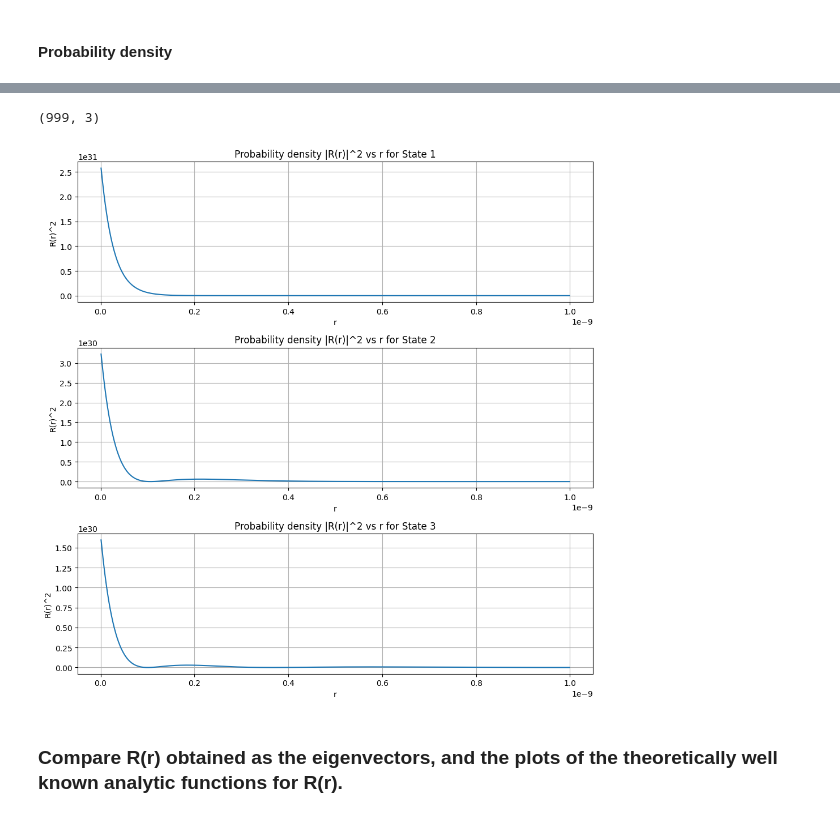
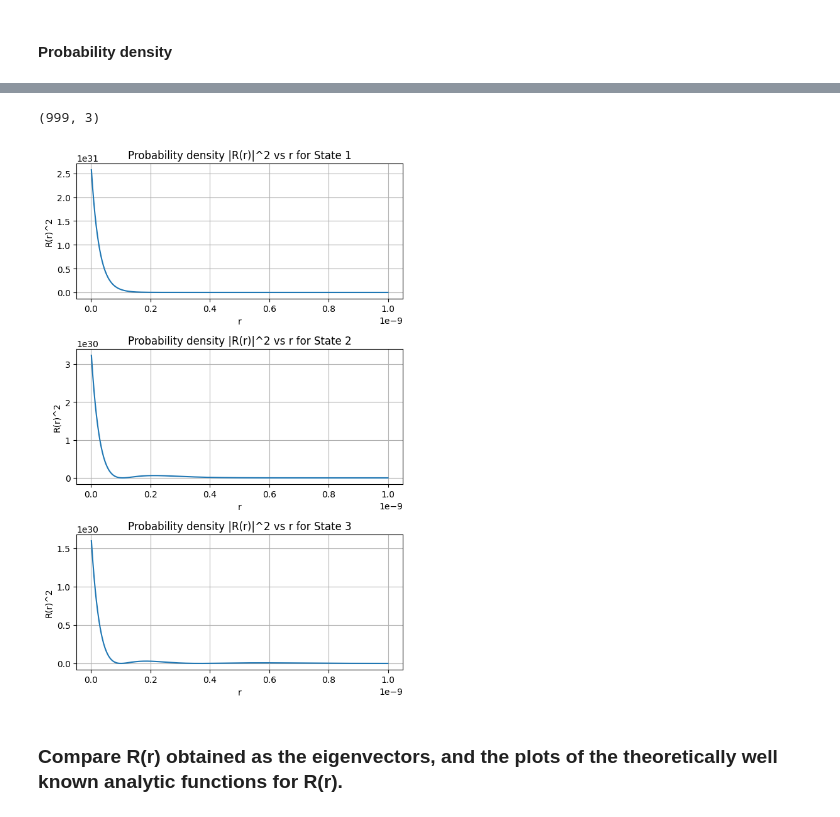
Before and after one commit to Pawani-NA34/quantum-mechanics, a Jupyter notebook: qm_task3_H-atom.ipynb, the cells around one changed output, grey strips where cells are left out. Saved outputs shown, nothing was run; the diff lists cells and outputs as text; code cells hidden in the pictures.

```diff
--- a/qm_task3_H-atom.ipynb
+++ b/qm_task3_H-atom.ipynb
@@ -42,6 +39,8 @@ eig_val, eig_vec = np.linalg.eigh(Hamil)  # Eig_vec will give us u(r) = r*R(r) w
 
 r_new = r[1:-1]  # new r values corresponding to the eigenvectors
 print(eig_val[0:10], "eV")  # print the first 10 eigenvalues in eV
+
+st = 3
 # %% [output]
 [-13.55622583  -3.38856746  -1.28249708   0.78478463   3.75532965
    7.57878747  12.21766942  17.65173127  23.86888864  30.86142395] eV
@@ -66,7 +69,7 @@ plt.show()
 # %%
 # Everything is turning NEGATIVE, so we need to multiply by -1 to get the correct sign
 
-eig_vec = -eig_vec  # eigenvectors corresponding to the first 3 eigenvalues
+# eig_vec = -eig_vec  # eigenvectors corresponding to the first 3 eigenvalues
 '''
 plt.plot(r_new, v[1:-1])
 plt.title("Potential Energy vs r")
@@ -113,9 +106,9 @@ u_r[:,i]  (999,) eig_vec[:,i]  (999,)
 ### Plot u(r) vs r
 Normalised
 # %%
-fig, axes = plt.subplots(bound_st,1, figsize=(8,10))
+fig, axes = plt.subplots(st,1, figsize=(6, 3*st))
 
-for i in range (bound_st):
+for i in range (st):
     axes[i].plot(r_new, u_r[:,i], label=f'State {i+1}')
     axes[i].set_title(f"u(r) vs r for State {i+1}")
     axes[i].set_xlabel('r')
@@ -129,24 +122,14 @@ plt.show()
 # %% [markdown]
 #### Probability density
 # %%
-fig, axes = plt.subplots(
-    bound_st, 1,
-    figsize=(10, 10),
-    squeeze=False
-)
-
-for i in range(bound_st):
-    axes[i, 0].plot(r_new, u_r[:, i]**2,
-                    label=f'State {i+1}')
-
-    axes[i, 0].set_title(
-        f"Probability density |u(r)|² vs r for State {i+1}"
-    )
+fig, axes = plt.subplots(st, 1,figsize=(6, 3*st),squeeze=False)
+for i in range(st):
+    axes[i, 0].plot(r_new, u_r[:, i]**2,label=f'State {i+1}')
+    axes[i, 0].set_title(f"Probability density |u(r)|² vs r for State {i+1}")
     axes[i, 0].set_xlabel('r')
     axes[i, 0].set_ylabel('|u(r)|²')
     axes[i, 0].grid()
     axes[i, 0].legend()
-
 plt.tight_layout()
 plt.show()
 # %% [output]
@@ -154,27 +137,20 @@ plt.show()
 # %%
-R_r = np.zeros((n-2, bound_st))
+R_r = np.zeros((n-2, st))
 print(R_r.shape)
-for i in range(bound_st):
-    R_r[:,i] = u_r[:,i] / r_new  # calculate the radial wavefunction
-
-fig, axes = plt.subplots(
-    bound_st, 1,
-    figsize=(10, 10),
-    squeeze=False
-)
-
-for i in range (bound_st):
+for i in range(st):
+    R_r[:,i] = u_r[:,i] / r_new  # calculate the radial wavefunction; R(r) = u(r)/r
+fig, axes = plt.subplots(st, 1,figsize=(6, 3*st),squeeze=False)
+for i in range (st):
     axes[i, 0].plot(r_new, R_r[:,i]**2, label=f'State {i+1}')
     axes[i, 0].set_title(f"Probability density |R(r)|^2 vs r for State {i+1}")
     axes[i, 0].set_xlabel('r')
     axes[i, 0].set_ylabel("R(r)^2")
     axes[i, 0].grid()
-
 plt.tight_layout()
 plt.show()
 # %% [output]
 (999, 3)
-[figure, old version]
+[figure, new version]
 # %%
 a = 0.529*10**-10  # Bohr radius in m
 R10_th = (2 * np.exp(-r_new/a))/(a**(3/2))  # theoretical radial wavefunction for n=1, l=0
```
Also changed, not shown: parts of 13 cells of this notebook, 6 other files.
